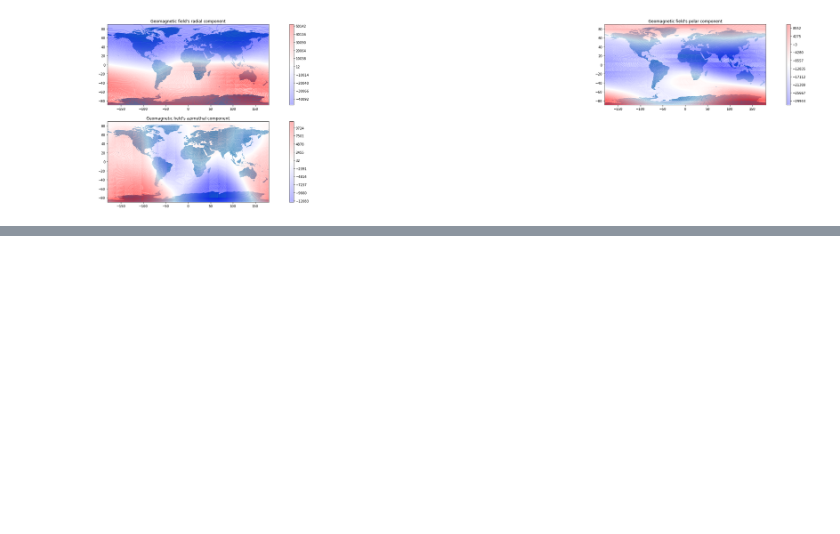
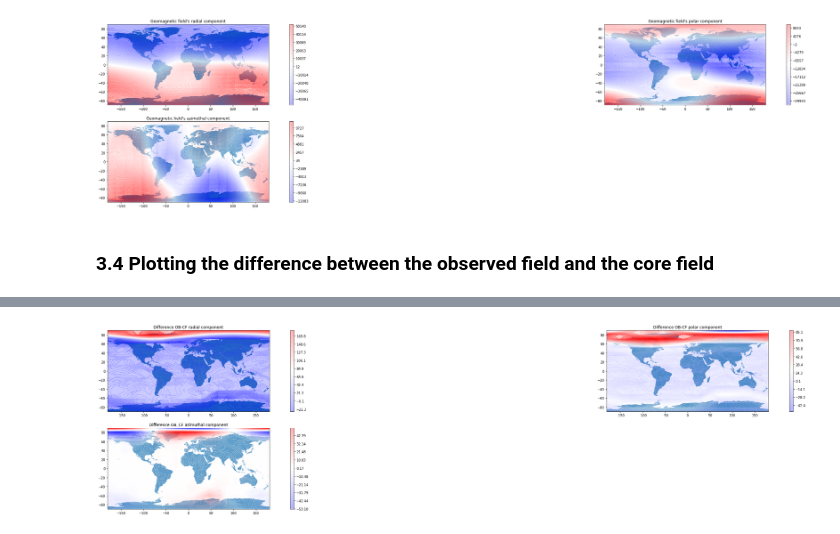
Before and after one commit to BenjaminLemattre/research_project_isterre, a Jupyter notebook: Report.ipynb, the cells around one changed output, grey strips where cells are left out. Saved outputs shown, nothing was run; the diff lists cells and outputs as text; code cells hidden in the pictures; blank space fills up the shorter version.

```diff
--- a/Report.ipynb
+++ b/Report.ipynb
@@ -242,6 +241,35 @@ create_graph(fig, 223, world, th, ph, Bphi_meshgrid, "Geomagnetic field's azimut
 plt.show()
 # %% [output]
 [figure]
+# %% [markdown]
+### 3.4 Plotting the difference between the observed field and the core field
 # %%
-import cartopy.crs as ccrs
+# Plotting parameters
+radius = 6861
+eps = 10e-7
+N = 20
+th = np.linspace(-90+eps, 90+eps, N)
+ph = np.linspace(-180, 180, N)
+positions = compute_grid_positions(radius, th, ph, N)
+
+X_CF = compute_gauss_coefs_vector(swarm_file, '2017-05', 13, 300, 'B_CF', 'sigma_CF', cm_prior)
+X_OB = compute_gauss_coefs_vector(swarm_file, '2017-05', 13, 300, 'B_OB', 'sigma_OB', cm_prior)
+# Compute B
+L_max = 13
+B_CF = compute_B(positions, N, L_max, X_CF)
+B_OB = compute_B(positions, N, L_max, X_OB)
+B_difference = B_OB - B_CF
+
+#  Lines plotting it
+fig = plt.figure(figsize=(50,10))
+ph, th = np.meshgrid(ph, th)
+levels_B = lambda B: np.linspace(np.min(B_difference), np.max(B_difference), N)
+BR_meshgrid = compute_B_meshgrid(B_difference, 0, N)
+Bth_meshgrid = compute_B_meshgrid(B_difference, 1, N)
+Bphi_meshgrid = compute_B_meshgrid(B_difference, 2, N)
+
+create_graph(fig, 221, world, th, ph, BR_meshgrid, "Difference OB-CF radial component")
+create_graph(fig, 222, world, th, ph, Bth_meshgrid, "Difference OB-CF polar component")
+create_graph(fig, 223, world, th, ph, Bphi_meshgrid, "Difference OB_CF azimuthal component")
+plt.show()
 # %% [output]
@@ -248,0 +276 @@ ImportError: /opt/conda/lib/python3.9/site-packages/cartopy/_crs.cpython-39-x86_
+[figure, added]
```
Also changed, not shown: parts of 11 cells of this notebook, 1 other file.
